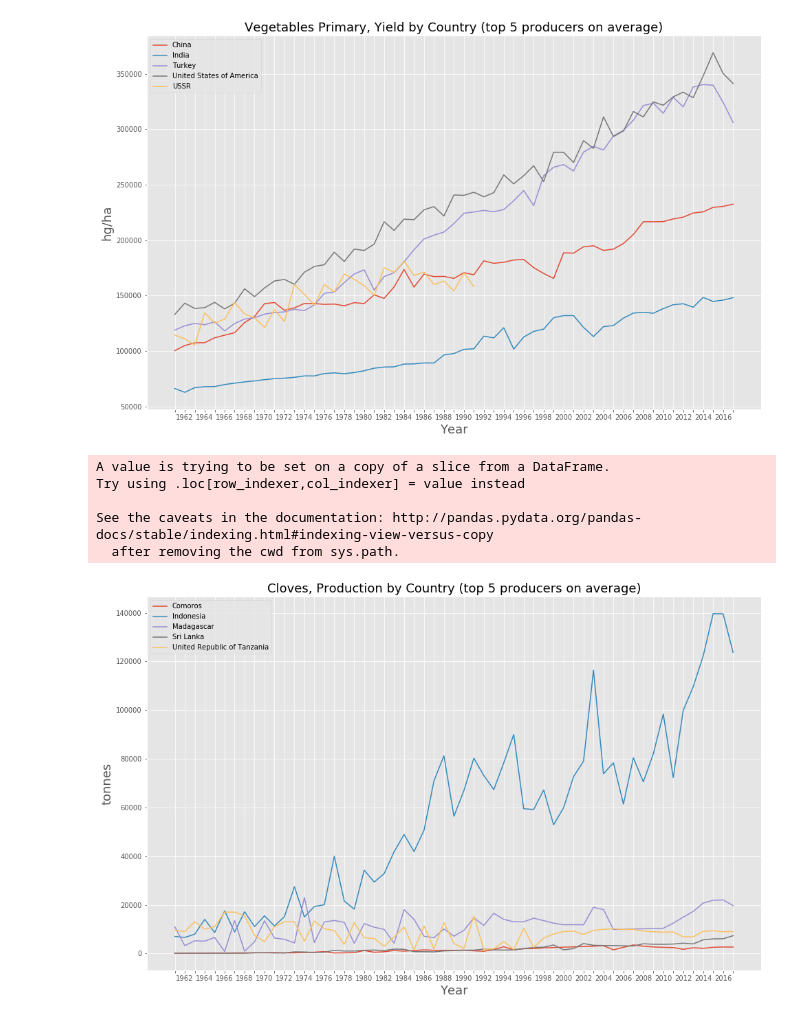
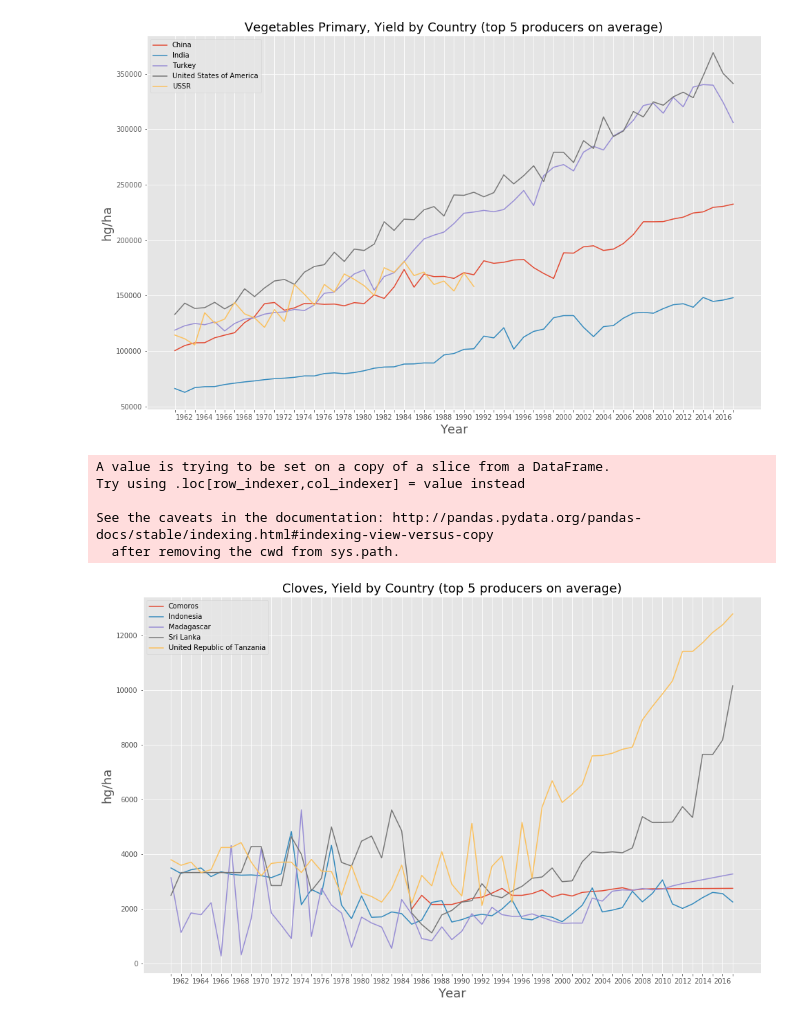
Before and after one commit to alyserecord/agricultural_yield, a Jupyter notebook: src/consistent_rate_change.ipynb, the cells around one changed output. Cells and saved outputs as stored; diff of their text form; code cells hidden in the pictures.

Commit message:
updating images

```diff
--- a/src/consistent_rate_change.ipynb
+++ b/src/consistent_rate_change.ipynb
@@ -146,9 +146,9 @@ def plot_top_countries(crop,element='Yield'):
 # %%
-plot_top_countries('Cloves','Production')
+plot_top_countries('Cloves','Yield')
 # %% [output]
 A value is trying to be set on a copy of a slice from a DataFrame.
 Try using .loc[row_indexer,col_indexer] = value instead
 
 See the caveats in the documentation: http://pandas.pydata.org/pandas-docs/stable/indexing.html#indexing-view-versus-copy
   after removing the cwd from sys.path.
-[figure, old version]
+[figure, new version]
```
Also changed, not shown: parts of 1 cell of this notebook.
